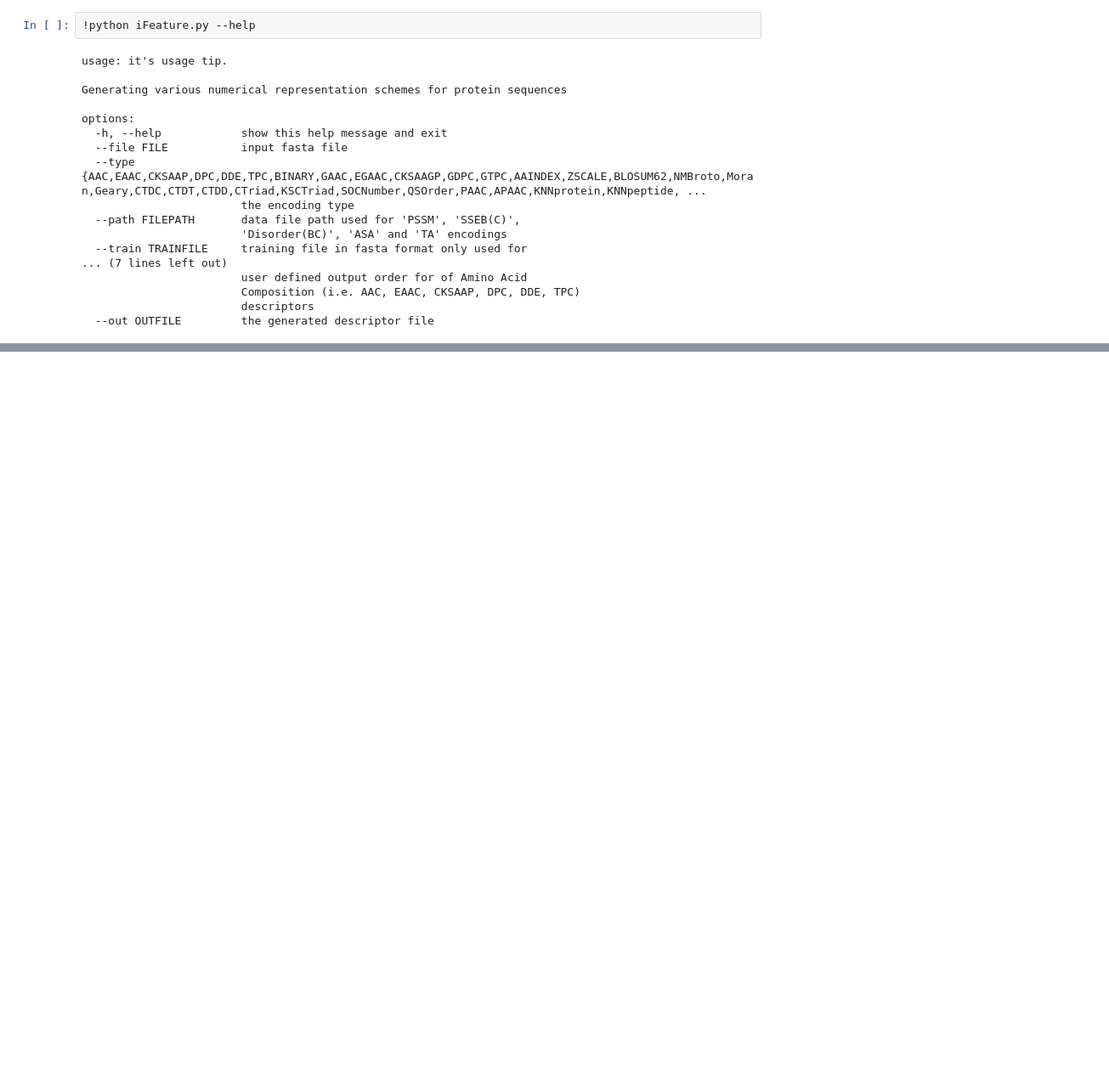
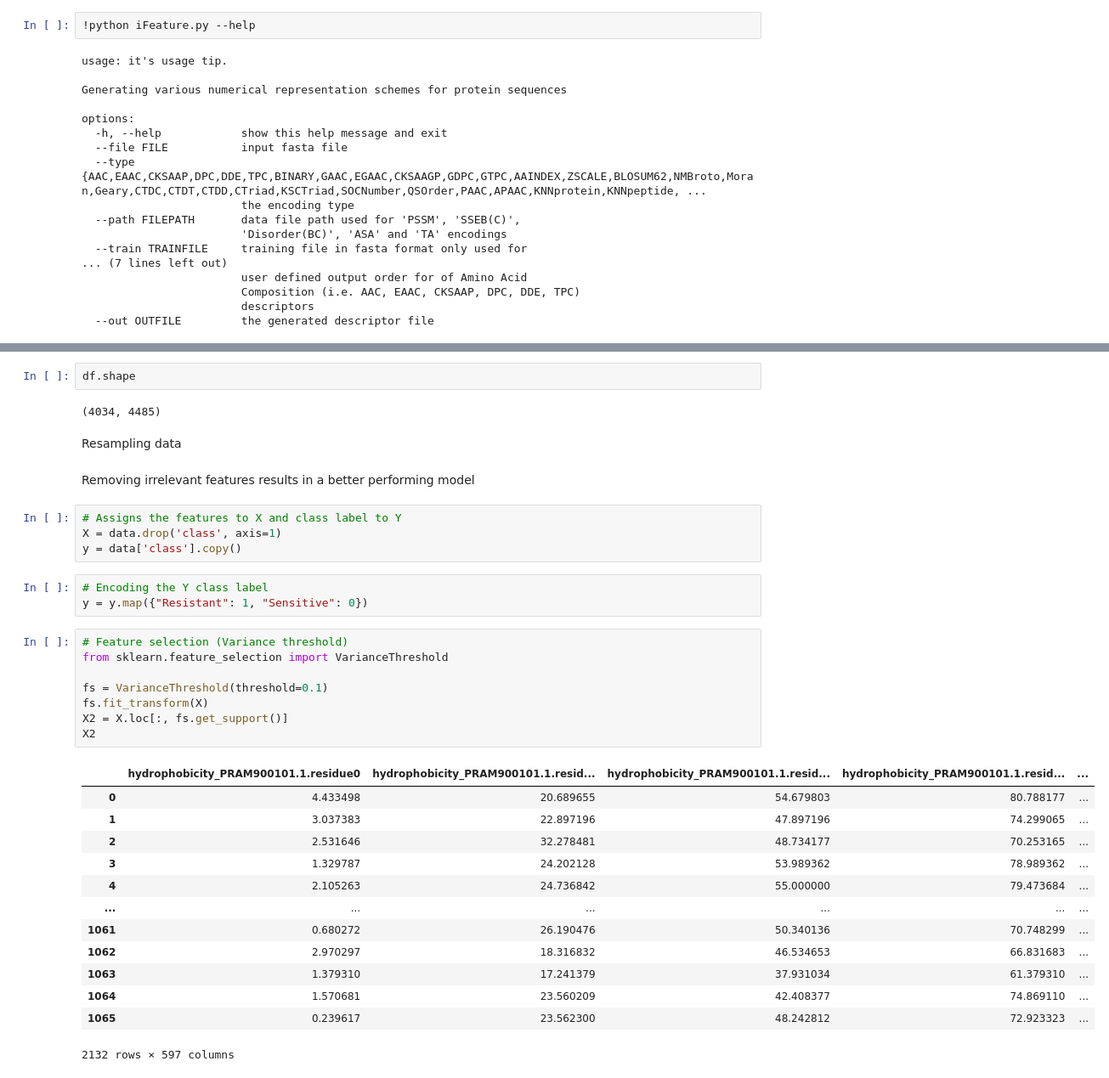
Before and after one commit to sanaeesskhayry/AMR-Prediction-in-Chlamydiae-strains, a Jupyter notebook: AMR_prediction_iFeature.ipynb, the cells around one changed output, grey strips where cells are left out. Shown at 85% size. Cells and saved outputs as stored; diff of their text form; blank space fills up the shorter version.

```diff
--- a/AMR_prediction_iFeature.ipynb
+++ b/AMR_prediction_iFeature.ipynb
@@ -309,0 +476,37 @@ Descriptor type: DDE
+# %%
+df.shape
+# %% [output]
+(4034, 4485)
+# %% [markdown]
+Resampling data
+# %% [markdown]
+Removing irrelevant features results in a better performing model
+# %%
+# Assigns the features to X and class label to Y
+X = data.drop('class', axis=1)
+y = data['class'].copy()
+# %%
+# Encoding the Y class label
+y = y.map({"Resistant": 1, "Sensitive": 0})
+# %%
+# Feature selection (Variance threshold)
+from sklearn.feature_selection import VarianceThreshold
+
+fs = VarianceThreshold(threshold=0.1)
+fs.fit_transform(X)
+X2 = X.loc[:, fs.get_support()]
+X2
+# %% [output]
+|  | hydrophobicity_PRAM900101.1.residue0 | hydrophobicity_PRAM900101.1.resid... | hydrophobicity_PRAM900101.1.resid... | hydrophobicity_PRAM900101.1.resid... | ... |
+| 0 | 4.433498 | 20.689655 | 54.679803 | 80.788177 | ... |
+| 1 | 3.037383 | 22.897196 | 47.897196 | 74.299065 | ... |
+| 2 | 2.531646 | 32.278481 | 48.734177 | 70.253165 | ... |
+| 3 | 1.329787 | 24.202128 | 53.989362 | 78.989362 | ... |
+| 4 | 2.105263 | 24.736842 | 55.000000 | 79.473684 | ... |
+| ... | ... | ... | ... | ... | ... |
+| 1061 | 0.680272 | 26.190476 | 50.340136 | 70.748299 | ... |
+| 1062 | 2.970297 | 18.316832 | 46.534653 | 66.831683 | ... |
+| 1063 | 1.379310 | 17.241379 | 37.931034 | 61.379310 | ... |
+| 1064 | 1.570681 | 23.560209 | 42.408377 | 74.869110 | ... |
+| 1065 | 0.239617 | 23.562300 | 48.242812 | 72.923323 | ... |
+2132 rows × 597 columns
```
Also changed, not shown: parts of 46 cells of this notebook.
